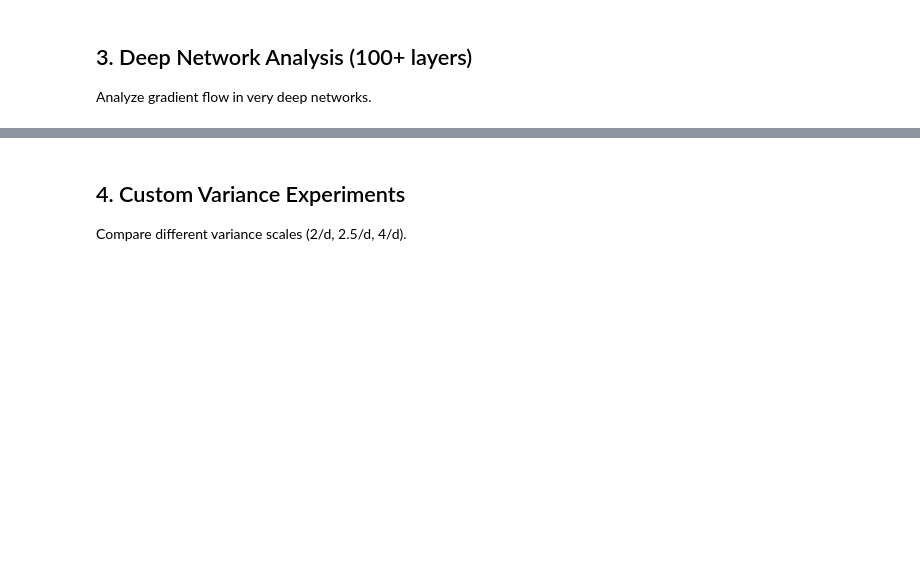
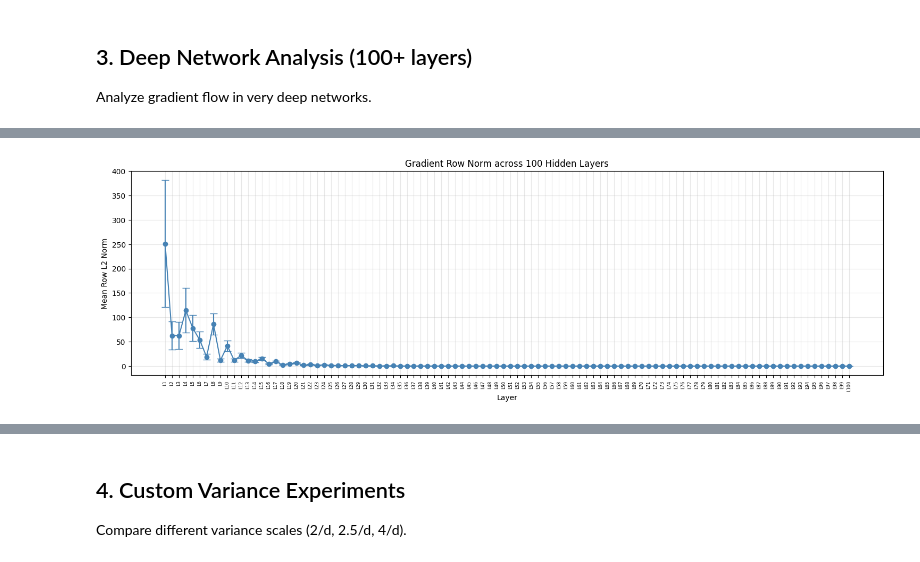
Before and after one commit to ItayOfer/deep-init-random-projections, a Jupyter notebook: notebooks/03_gradient_analysis.ipynb, the cells around one changed output, grey strips where cells are left out. Cells and saved outputs as stored; diff of their text form; code cells hidden in the pictures; blank space fills up the shorter version.

```diff
--- a/notebooks/03_gradient_analysis.ipynb
+++ b/notebooks/03_gradient_analysis.ipynb
@@ -223,7 +279,7 @@ deep_net = create_deep_network(
     num_hidden_layers=N_HIDDEN_LAYERS,
     hidden_widths="random",
     width_range=WIDTH_RANGE,
-    init_strategy="he",
+    init_strategy="row_centered_he",
     seed=SEED
 )
 
@@ -235,7 +296,7 @@ print(f"  Total parameters: {sum(p.numel() for p in deep_net.parameters()):,}")
 # Run deep network experiment
 deep_network_config = NetworkConfig(
     layer_sizes=deep_net.layer_sizes,
-    init_strategy="he"
+    init_strategy="row_centered_he"
 )
 
 deep_experiment = GradientExperiment(exp_config, deep_network_config, grad_config)
@@ -246,9 +310,11 @@ print(f"  Loss: {deep_results.loss_value:.4e}")
 # %%
 # Plot mean row norm across all layers
-fig = plot_row_norm_per_layer(deep_results, figsize=(15, 5))
+fig = plot_row_norm_per_layer(deep_results, figsize=(15, 5),exclude_output_layer=True)
 plt.title(f"Gradient Row Norm across {N_HIDDEN_LAYERS} Hidden Layers")
 plt.xticks(rotation=90, fontsize=6)
 plt.show()
+# %% [output]
+[figure, added]
 # %%
 # Plot zero gradient statistics
 fig = plot_zero_gradient_stats(deep_results, figsize=(15, 5))
```
Also changed, not shown: parts of 11 cells of this notebook.
